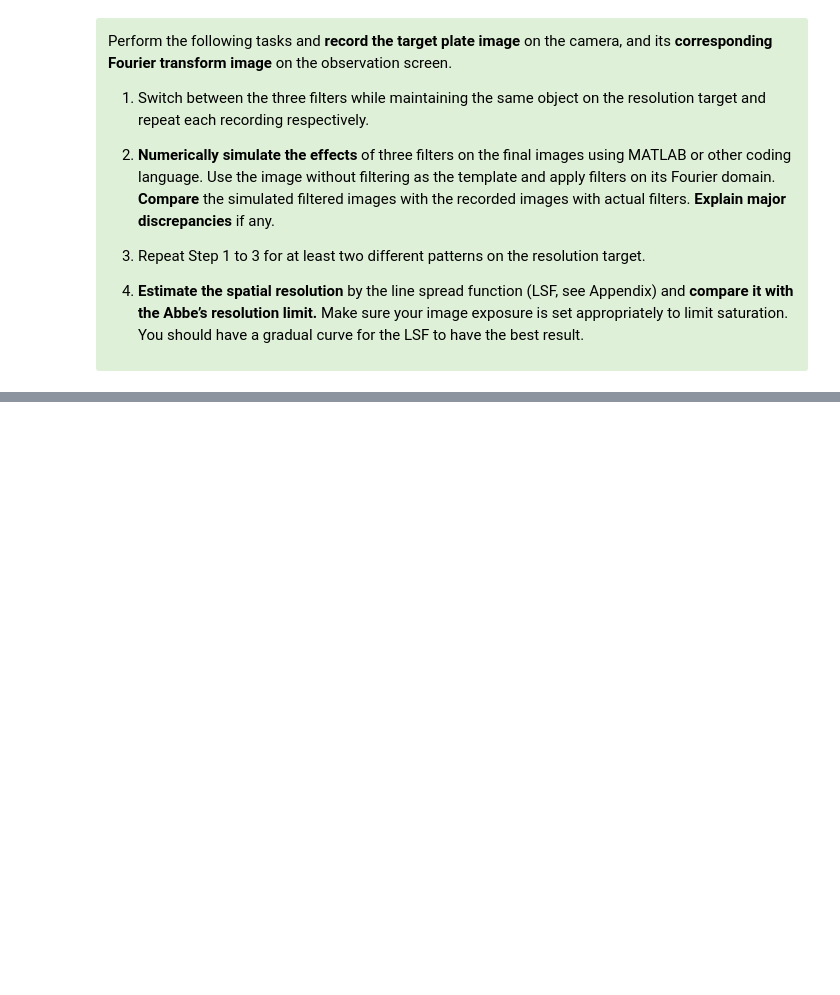
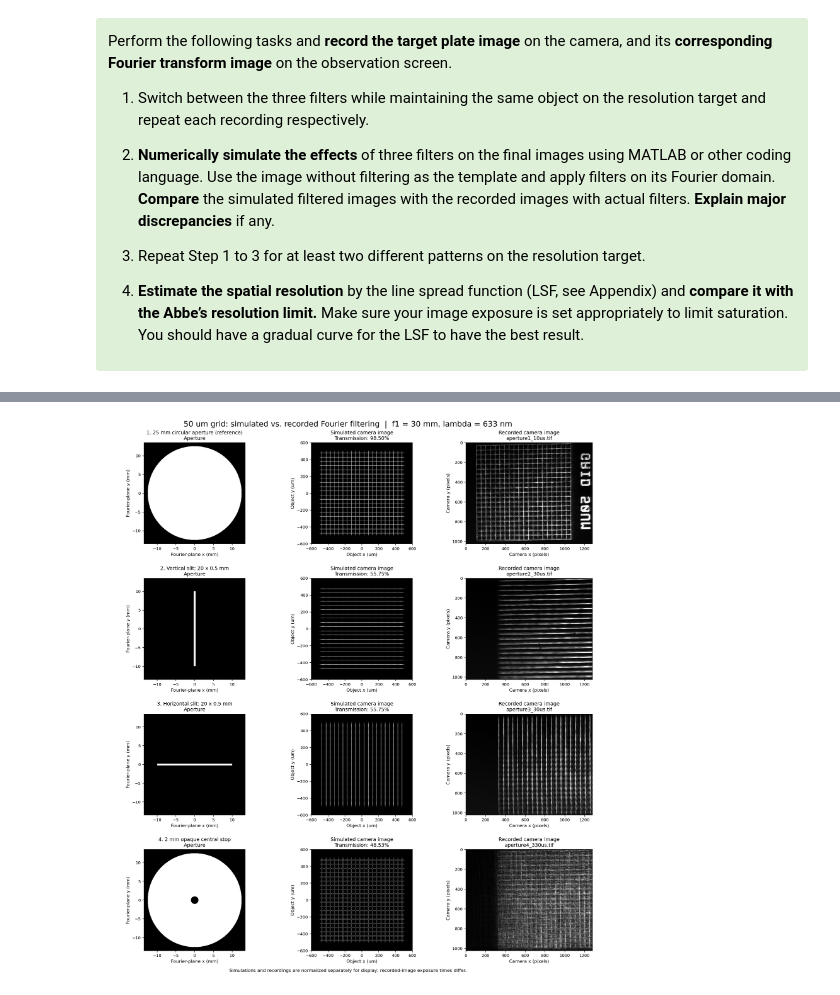
Before and after one commit to hyunseolee43/modern_optics, a Jupyter notebook: Lab 2/Lab2 Microscopy 2026.ipynb, the cells around one changed output, grey strips where cells are left out. Cells and saved outputs as stored; diff of their text form; code cells hidden in the pictures; blank space fills up the shorter version.

Commit message:
lab2 4f aperture simulation and LSF measurement

```diff
--- a/Lab 2/Lab2 Microscopy 2026.ipynb
+++ b/Lab 2/Lab2 Microscopy 2026.ipynb
@@ -255,3 +255,13 @@ Perform the following tasks and <b>record the target plate image</b> on the came
     </td>
   </tr>
 </table>
+# %%
+from pathlib import Path
+from IPython.display import Image, display
+
+figure_path = Path(r"4f_simulation_results\fourier_filter_comparison.png")
+if not figure_path.is_file():
+    raise FileNotFoundError(f"Figure not found: {figure_path}")
+display(Image(filename=str(figure_path), width=1050))
+# %% [output]
+[figure, added]
```
Also changed, not shown: parts of 4 cells of this notebook, 12 other files.
